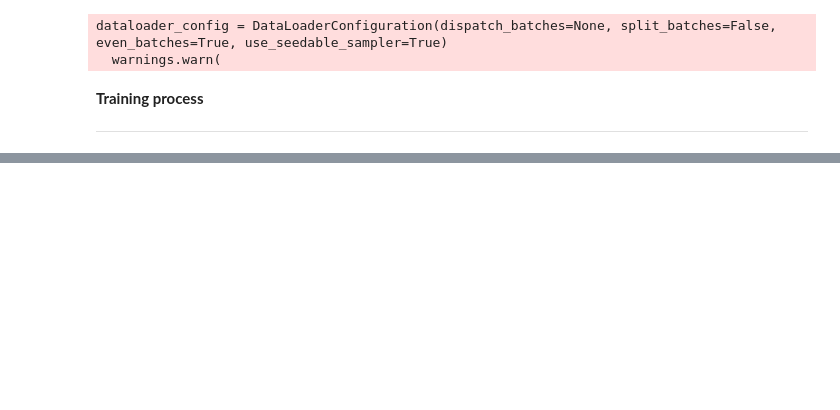
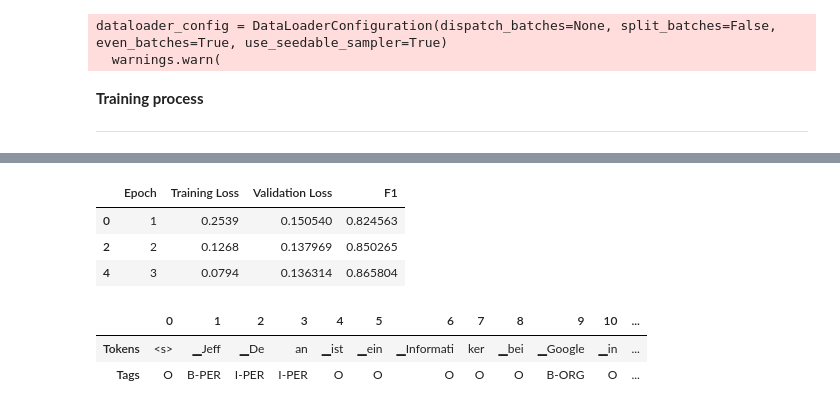
Before and after one commit to adalbertii/21.04.2023-python-notebooks-package, a Jupyter notebook: XLM_roBERTa_Named_Entity_Recogintion_task.ipynb, the cells around one changed output, grey strips where cells are left out. Cells and saved outputs as stored; diff of their text form; code cells hidden in the pictures; blank space fills up the shorter version.

```diff
--- a/XLM_roBERTa_Named_Entity_Recogintion_task.ipynb
+++ b/XLM_roBERTa_Named_Entity_Recogintion_task.ipynb
@@ -496,0 +479,19 @@ trainer.push_to_hub(commit_message="9.04.2024 Training completed!")
+# %%
+df = pd.DataFrame(trainer.state.log_history)[['epoch','loss' ,'eval_loss', 'eval_f1']]
+df = df.rename(columns={"epoch":"Epoch","loss": "Training Loss", "eval_loss": "Validation Loss", "eval_f1":"F1"})
+df['Epoch'] = df["Epoch"].apply(lambda x: round(x))
+df['Training Loss'] = df["Training Loss"].ffill()
+df[['Validation Loss', 'F1']] = df[['Validation Loss', 'F1']].bfill().ffill()
+df.drop_duplicates()
+# %% [output]
+|  | Epoch | Training Loss | Validation Loss | F1 |
+| 0 | 1 | 0.2539 | 0.150540 | 0.824563 |
+| 2 | 2 | 0.1268 | 0.137969 | 0.850265 |
+| 4 | 3 | 0.0794 | 0.136314 | 0.865804 |
+# %%
+text_de = "Jeff Dean ist ein Informatiker bei Google in Kalifornien"
+tag_text(text_de, tags, trainer.model, xlmr_tokenizer)
+# %% [output]
+|  | 0 | 1 | 2 | 3 | 4 | 5 | 6 | 7 | 8 | 9 | 10 | ... |
+| Tokens | <s> | ▁Jeff | ▁De | an | ▁ist | ▁ein | ▁Informati | ker | ▁bei | ▁Google | ▁in | ... |
+| Tags | O | B-PER | I-PER | I-PER | O | O | O | O | O | B-ORG | O | ... |
```
Also changed, not shown: parts of 7 cells of this notebook.
